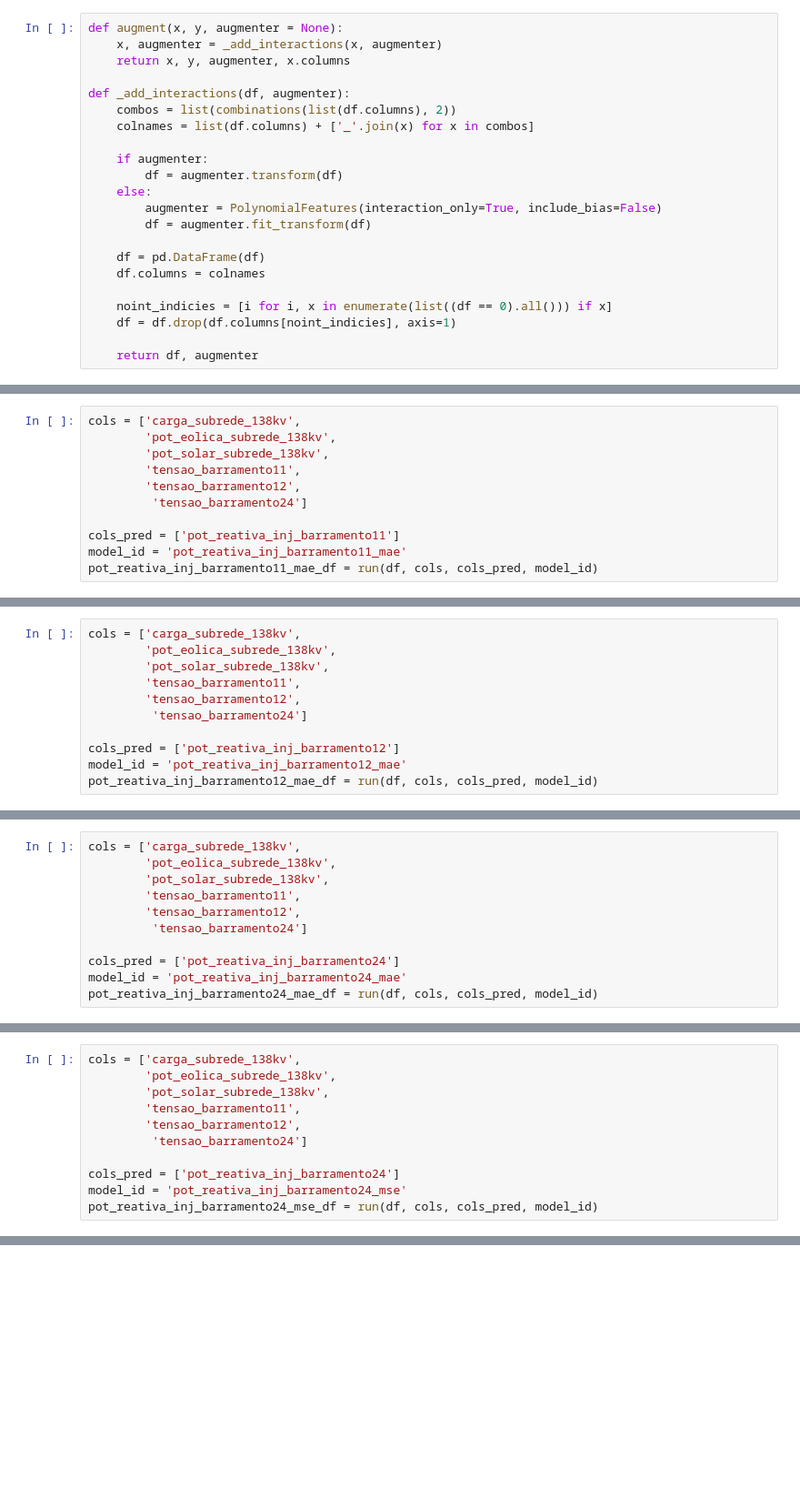
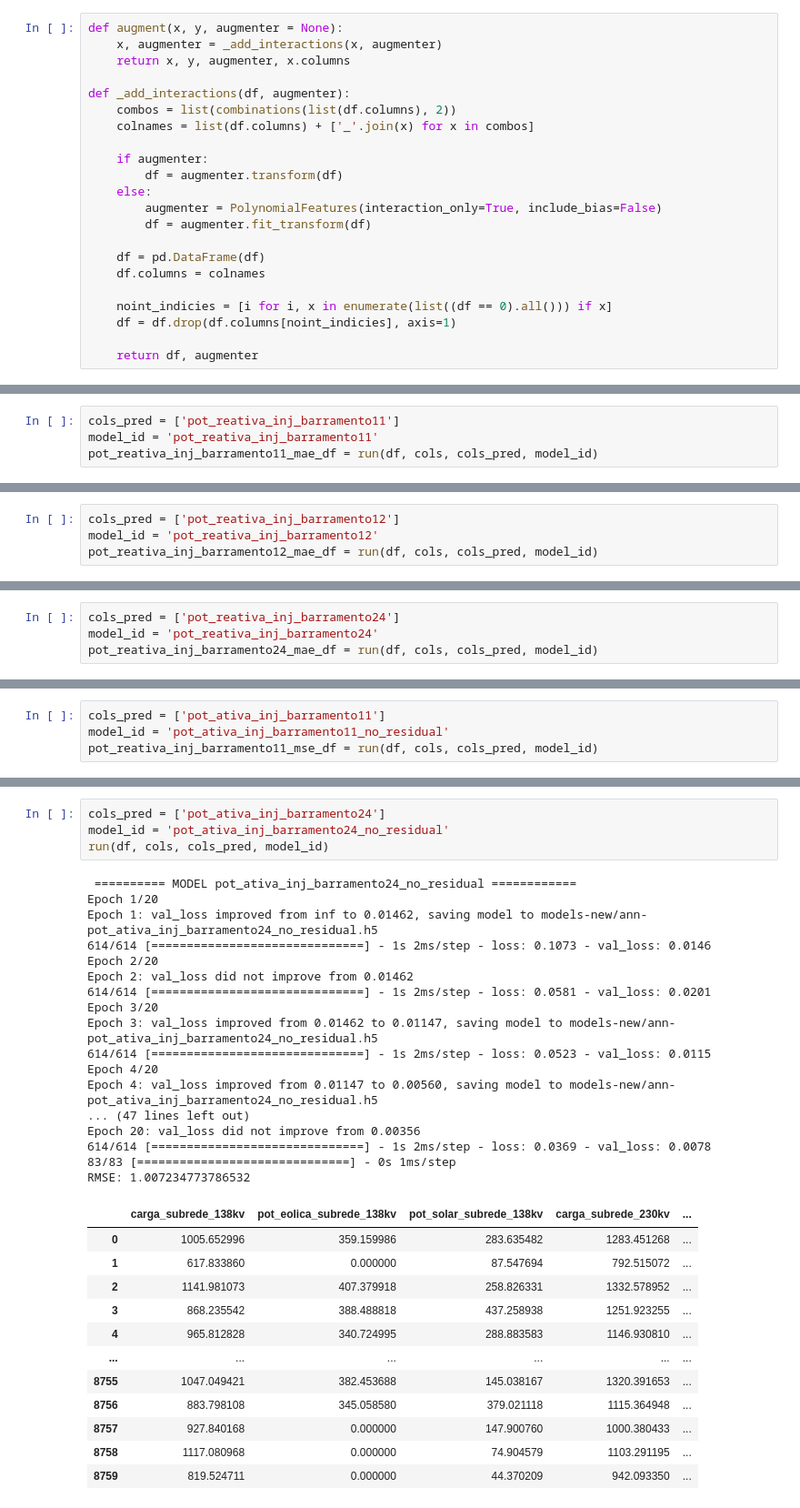
Before and after one commit to danielSbastos/power-grid-equivalence-ai, a Jupyter notebook: ann.ipynb, the cells around one changed output, grey strips where cells are left out. Shown at 91% size. Drawn from its saved outputs; the diff is of its cells as text; blank space fills up the shorter version.

```diff
--- a/ann.ipynb
+++ b/ann.ipynb
@@ -336,12 +704,5 @@ RMSE: 2.0090278805787807
 # %%
-cols = ['carga_subrede_138kv',
-        'pot_eolica_subrede_138kv',
-        'pot_solar_subrede_138kv',
-        'tensao_barramento11',
-        'tensao_barramento12',
-         'tensao_barramento24']
-
 cols_pred = ['pot_reativa_inj_barramento11']
-model_id = 'pot_reativa_inj_barramento11_mae'
+model_id = 'pot_reativa_inj_barramento11'
 pot_reativa_inj_barramento11_mae_df = run(df, cols, cols_pred, model_id)
 # %% [output]
@@ -365,12 +726,5 @@ RMSE: 1.709317831036754
 # %%
-cols = ['carga_subrede_138kv',
-        'pot_eolica_subrede_138kv',
-        'pot_solar_subrede_138kv',
-        'tensao_barramento11',
-        'tensao_barramento12',
-         'tensao_barramento24']
-
 cols_pred = ['pot_reativa_inj_barramento12']
-model_id = 'pot_reativa_inj_barramento12_mae'
+model_id = 'pot_reativa_inj_barramento12'
 pot_reativa_inj_barramento12_mae_df = run(df, cols, cols_pred, model_id)
 # %% [output]
@@ -394,12 +748,5 @@ RMSE: 2.1507148795982722
 # %%
-cols = ['carga_subrede_138kv',
-        'pot_eolica_subrede_138kv',
-        'pot_solar_subrede_138kv',
-        'tensao_barramento11',
-        'tensao_barramento12',
-         'tensao_barramento24']
-
 cols_pred = ['pot_reativa_inj_barramento24']
-model_id = 'pot_reativa_inj_barramento24_mae'
+model_id = 'pot_reativa_inj_barramento24'
 pot_reativa_inj_barramento24_mae_df = run(df, cols, cols_pred, model_id)
 # %% [output]
@@ -423,11 +772,4 @@ RMSE: 0.9143461403998666
 # %%
-cols = ['carga_subrede_138kv',
-        'pot_eolica_subrede_138kv',
-        'pot_solar_subrede_138kv',
-        'tensao_barramento11',
-        'tensao_barramento12',
-         'tensao_barramento24']
-
-cols_pred = ['pot_reativa_inj_barramento24']
-model_id = 'pot_reativa_inj_barramento24_mse'
-pot_reativa_inj_barramento24_mse_df = run(df, cols, cols_pred, model_id)
+cols_pred = ['pot_ativa_inj_barramento11']
+model_id = 'pot_ativa_inj_barramento11_no_residual'
+pot_reativa_inj_barramento11_mse_df = run(df, cols, cols_pred, model_id)
@@ -433,0 +816,34 @@ pot_reativa_inj_barramento24_mse_df = run(df, cols, cols_pred, model_id)
+# %%
+cols_pred = ['pot_ativa_inj_barramento24']
+model_id = 'pot_ativa_inj_barramento24_no_residual'
+run(df, cols, cols_pred, model_id)
+# %% [output]
+ ========== MODEL pot_ativa_inj_barramento24_no_residual ============
+Epoch 1/20
+Epoch 1: val_loss improved from inf to 0.01462, saving model to models-new/ann-pot_ativa_inj_barramento24_no_residual.h5
+614/614 [==============================] - 1s 2ms/step - loss: 0.1073 - val_loss: 0.0146
+Epoch 2/20
+Epoch 2: val_loss did not improve from 0.01462
+614/614 [==============================] - 1s 2ms/step - loss: 0.0581 - val_loss: 0.0201
+Epoch 3/20
+Epoch 3: val_loss improved from 0.01462 to 0.01147, saving model to models-new/ann-pot_ativa_inj_barramento24_no_residual.h5
+614/614 [==============================] - 1s 2ms/step - loss: 0.0523 - val_loss: 0.0115
+Epoch 4/20
+Epoch 4: val_loss improved from 0.01147 to 0.00560, saving model to models-new/ann-pot_ativa_inj_barramento24_no_residual.h5
+... (47 lines left out)
+Epoch 20: val_loss did not improve from 0.00356
+614/614 [==============================] - 1s 2ms/step - loss: 0.0369 - val_loss: 0.0078
+83/83 [==============================] - 0s 1ms/step
+RMSE: 1.007234773786532
+|  | carga_subrede_138kv | pot_eolica_subrede_138kv | pot_solar_subrede_138kv | carga_subrede_230kv | ... |
+| 0 | 1005.652996 | 359.159986 | 283.635482 | 1283.451268 | ... |
+| 1 | 617.833860 | 0.000000 | 87.547694 | 792.515072 | ... |
+| 2 | 1141.981073 | 407.379918 | 258.826331 | 1332.578952 | ... |
+| 3 | 868.235542 | 388.488818 | 437.258938 | 1251.923255 | ... |
+| 4 | 965.812828 | 340.724995 | 288.883583 | 1146.930810 | ... |
+| ... | ... | ... | ... | ... | ... |
+| 8755 | 1047.049421 | 382.453688 | 145.038167 | 1320.391653 | ... |
+| 8756 | 883.798108 | 345.058580 | 379.021118 | 1115.364948 | ... |
+| 8757 | 927.840168 | 0.000000 | 147.900760 | 1000.380433 | ... |
+| 8758 | 1117.080968 | 0.000000 | 74.904579 | 1103.291195 | ... |
+| 8759 | 819.524711 | 0.000000 | 44.370209 | 942.093350 | ... |
```
Also changed, not shown: parts of 52 cells of this notebook, 15 other files.
